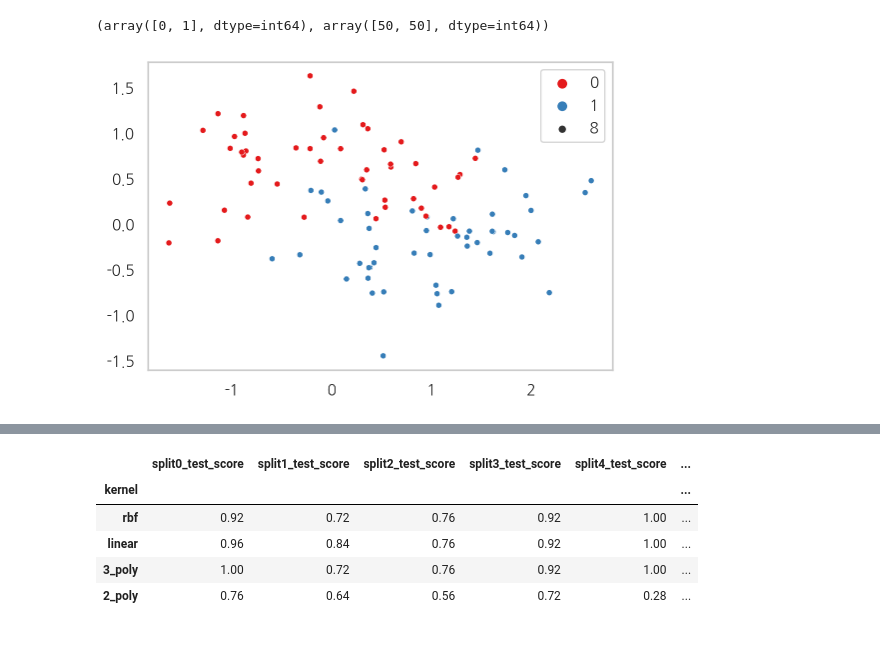
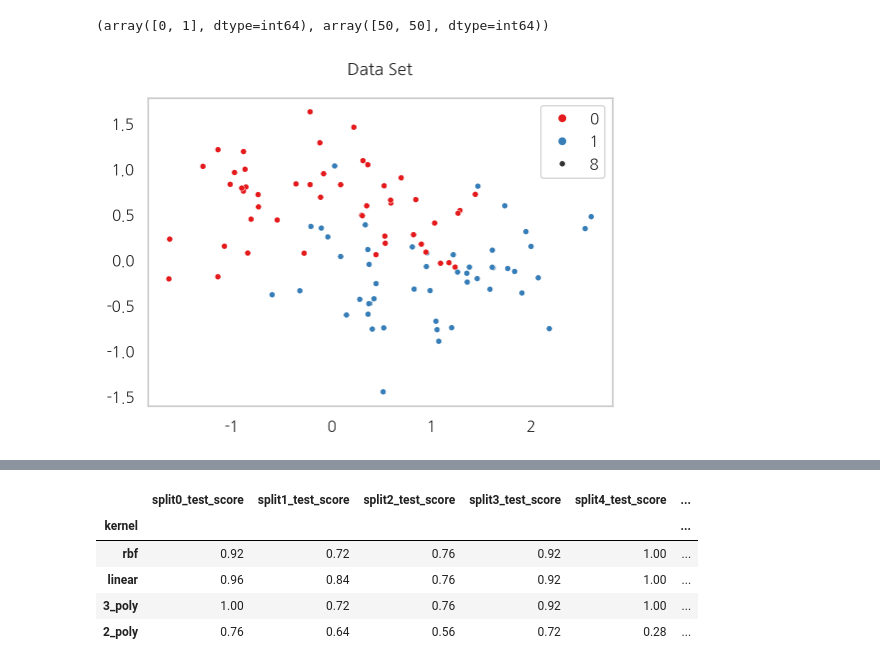
Before and after one commit to saint-hong/study-linear-regression, a Jupyter notebook: modeling/0902_model_optimization_evaluate_using_statics.ipynb, the cells around one changed output, grey strips where cells are left out. Saved outputs shown, nothing was run; the diff lists cells and outputs as text; code cells hidden in the pictures.

```diff
--- a/modeling/0902_model_optimization_evaluate_using_statics.ipynb
+++ b/modeling/0902_model_optimization_evaluate_using_statics.ipynb
@@ -69,9 +70,10 @@ np.unique(y, return_counts=True)
 # %%
 plt.figure()
 sns.scatterplot(x=X[:, 0], y=X[:, 1], hue=y, marker="o", size=8, palette="Set1")
+plt.title("Data Set", y=1.05)
 plt.grid(False)
 plt.show() ;
 # %% [output]
-[figure, old version]
+[figure, new version]
 # %% [markdown]
 ## 모델링
```
Also changed, not shown: parts of 64 cells of this notebook, 1 other file.
